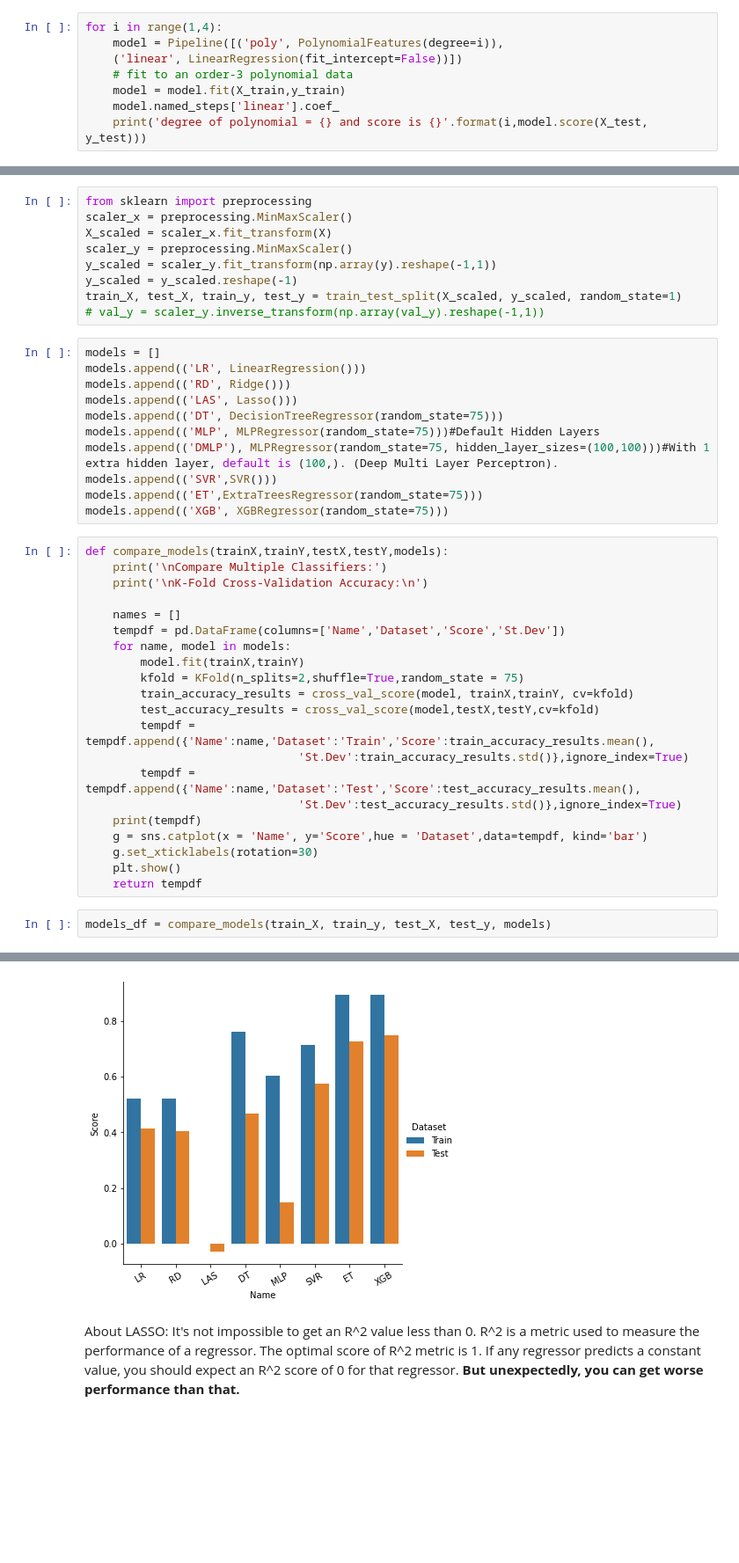
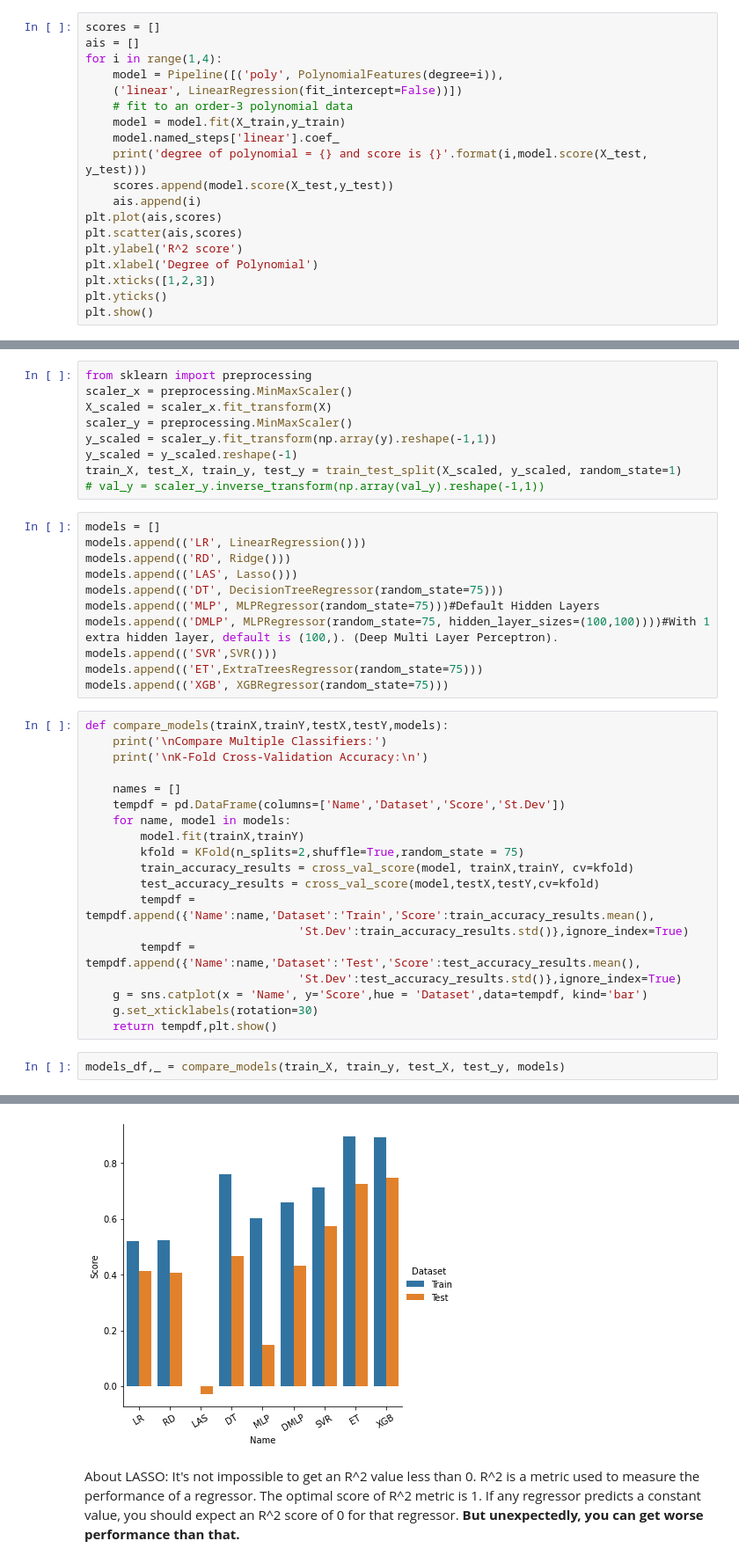
Before and after one commit to maniatisni/DSML-Machine-Learning-Project, a Jupyter notebook: 1st Part (Dataset A).ipynb, the cells around one changed output, grey strips where cells are left out. Shown at 88% size. Cells and saved outputs as stored; diff of their text form; blank space fills up the shorter version.

```diff
--- a/1st Part (Dataset A).ipynb
+++ b/1st Part (Dataset A).ipynb
@@ -162,6 +130,8 @@ model.score(X_test, y_test)
 # %% [output]
 0.6223336446282257
 # %%
+scores = []
+ais = []
 for i in range(1,4):
     model = Pipeline([('poly', PolynomialFeatures(degree=i)),
     ('linear', LinearRegression(fit_intercept=False))])
@@ -169,6 +139,15 @@ for i in range(1,4):
     model = model.fit(X_train,y_train)
     model.named_steps['linear'].coef_
     print('degree of polynomial = {} and score is {}'.format(i,model.score(X_test, y_test)))
+    scores.append(model.score(X_test,y_test))
+    ais.append(i)
+plt.plot(ais,scores)
+plt.scatter(ais,scores)
+plt.ylabel('R^2 score')
+plt.xlabel('Degree of Polynomial')
+plt.xticks([1,2,3])
+plt.yticks()
+plt.show()
 # %% [output]
 degree of polynomial = 1 and score is 0.48701529018065426
 degree of polynomial = 2 and score is 0.6223336446282257
@@ -206,7 +188,7 @@ models.append(('RD', Ridge()))
 models.append(('LAS', Lasso()))
 models.append(('DT', DecisionTreeRegressor(random_state=75)))
 models.append(('MLP', MLPRegressor(random_state=75)))#Default Hidden Layers
-models.append(('DMLP'), MLPRegressor(random_state=75, hidden_layer_sizes=(100,100)))#With 1 extra hidden layer, default is (100,). (Deep Multi Layer Perceptron).
+models.append(('DMLP', MLPRegressor(random_state=75, hidden_layer_sizes=(100,100))))#With 1 extra hidden layer, default is (100,). (Deep Multi Layer Perceptron).
 models.append(('SVR',SVR()))
 models.append(('ET',ExtraTreesRegressor(random_state=75)))
 models.append(('XGB', XGBRegressor(random_state=75)))
@@ -226,13 +208,11 @@ def compare_models(trainX,trainY,testX,testY,models):
                                'St.Dev':train_accuracy_results.std()},ignore_index=True)
         tempdf = tempdf.append({'Name':name,'Dataset':'Test','Score':test_accuracy_results.mean(),
                                'St.Dev':test_accuracy_results.std()},ignore_index=True)
-    print(tempdf)
     g = sns.catplot(x = 'Name', y='Score',hue = 'Dataset',data=tempdf, kind='bar')
     g.set_xticklabels(rotation=30)
-    plt.show()
-    return tempdf
+    return tempdf,plt.show()
 # %%
-models_df = compare_models(train_X, train_y, test_X, test_y, models)
+models_df,_ = compare_models(train_X, train_y, test_X, test_y, models)
 # %% [output]
 Compare Multiple Classifiers:
 
@@ -254,4 +220,4 @@ K-Fold Cross-Validation Accuracy:
-[figure, old version]
+[figure, new version]
 # %% [markdown]
 About LASSO:
 It's not impossible to get an R^2 value less than 0.
```
Also changed, not shown: parts of 45 cells of this notebook.
